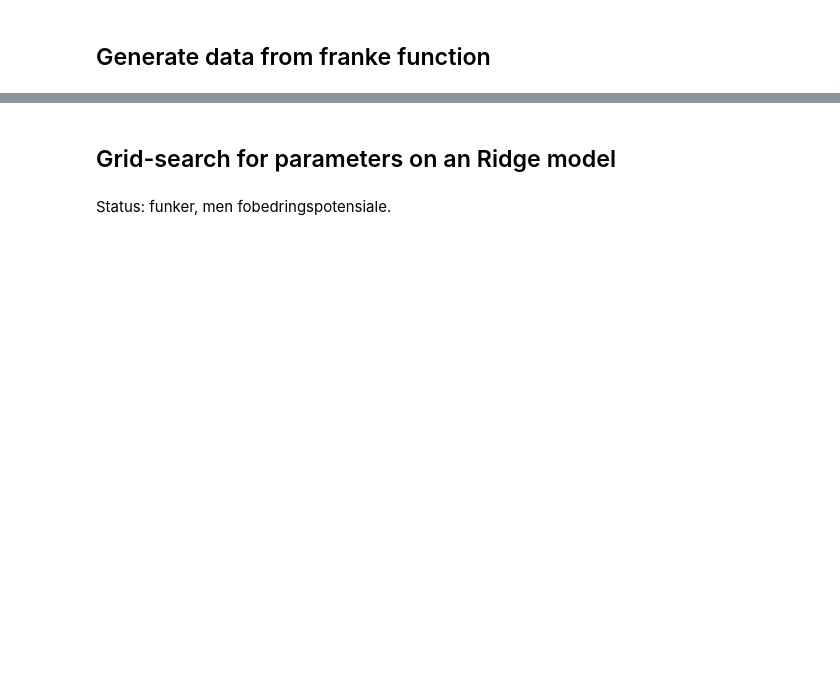
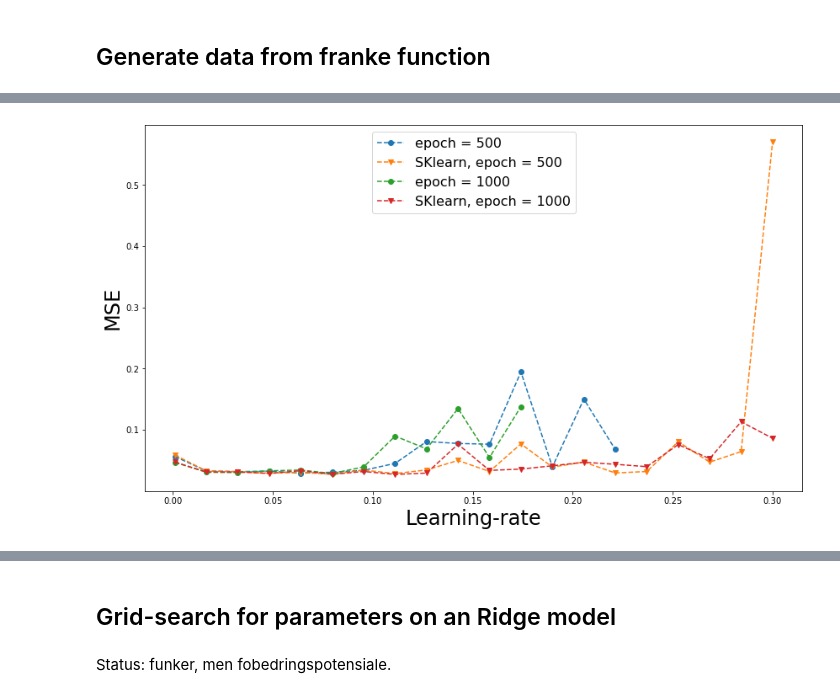
Before and after one commit to carlfre/FYS-STK3155-project-2, a Jupyter notebook: notebooks/gradient_descent_analysis.ipynb, the cells around one changed output, grey strips where cells are left out. Saved outputs shown, nothing was run; the diff lists cells and outputs as text; code cells hidden in the pictures; blank space fills up the shorter version.

```diff
--- a/notebooks/gradient_descent_analysis.ipynb
+++ b/notebooks/gradient_descent_analysis.ipynb
@@ -18,0 +20,2 @@ import data_generation as dg
+# %%
+sb.set_theme()
@@ -432,0 +241,38 @@ to do a more detatailed search for parameters one would do a grid search.
+# %%
+w_init = np.zeros(len(X[0]))
+lambdaen = 0.01
+model = rcf.RidgeCost(lambdaen)
+
+epochs_range = [5, 10, 100, 500, 1000]
+lr_range = np.linspace(0.001, 0.3, 20)
+MSE_Ridge = np.zeros((len(epochs_range), len(lr_range)))
+MSE_SKlearn = np.zeros((len(epochs_range), len(lr_range)))
+for i, epochs in enumerate(epochs_range):
+
+    for j, lr in enumerate(lr_range):
+
+        MSE_Ridge[i, j] = find_MSE(X_train, X_test, z_train, z_test, w_init, model, lr, epochs=epochs, batch_size=1)
+
+
+        """ Implementation of settig MSE to nan if MSE[j]>MSE[j=0] """
+        if MSE_Ridge[i, j] > (MSE_Ridge[i, 0]+1):
+            for index in range(j, len(lr_range)): MSE_Ridge[i, index] = np.NaN
+            break
+
+    for j, lr in enumerate(lr_range):
+        sk_model = skl.SGDRegressor(loss="squared_loss", alpha=lambaen,
+                                    max_iter=epochs, tol=None, learning_rate="constant", eta0=lr)
+        sk_model.fit(X_train, z_train)
+        z_pred_SK = sk_model.predict(X_test)
+        MSE_SKlearn[i, j] = rt.MSE(z_test, z_pred_SK)
+# %%
+plt.figure(figsize=(14,8))
+for i, epochs in enumerate(epochs_range[-2:]):
+    plt.plot(lr_range, MSE_Ridge[i], "--o", label=fr"epoch = {epochs}")
+    plt.plot(lr_range, MSE_SKlearn[i], "--v", label=fr"SKlearn, epoch = {epochs}")
+plt.xlabel("Learning-rate", fontsize=24)
+plt.ylabel("MSE", fontsize=24)
+plt.legend(fontsize=16, loc="upper center")
+plt.show()
+# %% [output]
+[figure, added]
```
Also changed, not shown: parts of 71 cells of this notebook.
